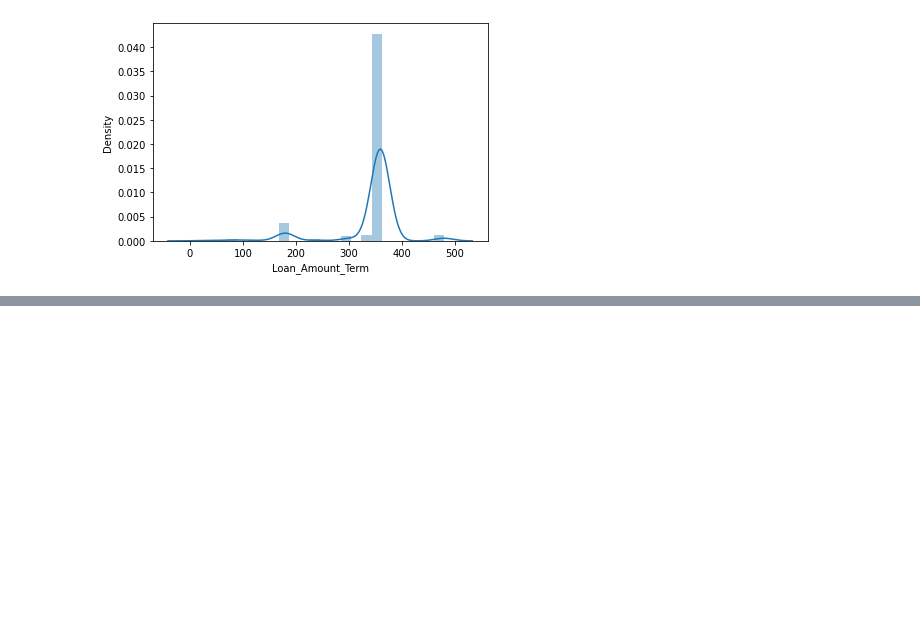
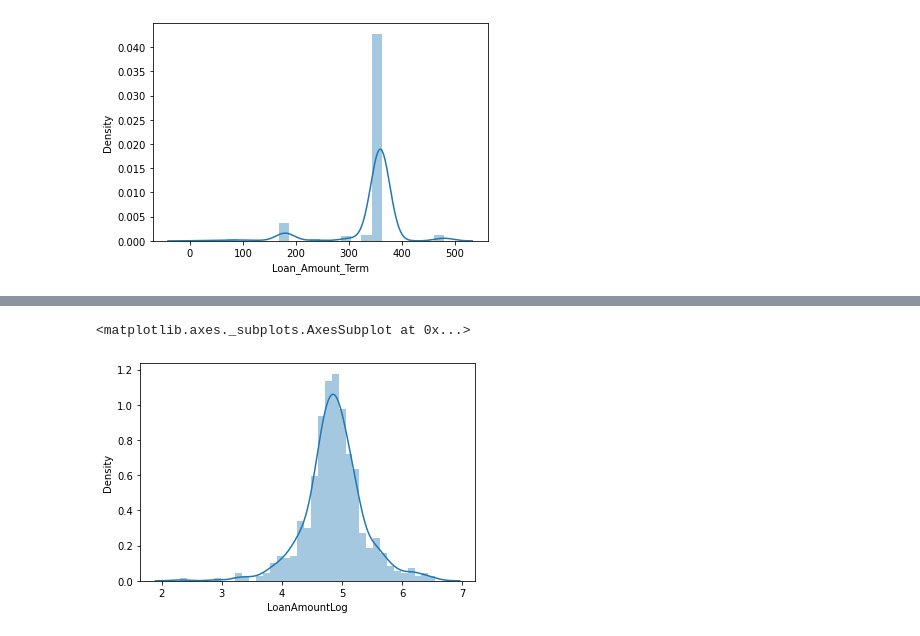
Before and after one commit to jagath215/MathProject, a Jupyter notebook: LoanPrediction.ipynb, the cells around one changed output, grey strips where cells are left out. Saved outputs shown, nothing was run; the diff lists cells and outputs as text; code cells hidden in the pictures; blank space fills up the shorter version.

```diff
--- a/LoanPrediction.ipynb
+++ b/LoanPrediction.ipynb
@@ -160,3 +160,6 @@ sns.distplot(data['Loan_Amount_Term'])
 # %% [output]
 <matplotlib.axes._subplots.AxesSubplot at 0x...>
 [figure]
+# %%
+data['Total_Income'] = data['ApplicantIncome'] + data['CoapplicantIncome']
+data.head()
@@ -162,0 +173,6 @@ sns.distplot(data['Loan_Amount_Term'])
+# %%
+data['LoanAmountLog'] = np.log(data['LoanAmount']+1)
+sns.distplot(data["LoanAmountLog"])
+# %% [output]
+<matplotlib.axes._subplots.AxesSubplot at 0x...>
+[figure, added]
```
Also changed, not shown: parts of 14 cells of this notebook.
